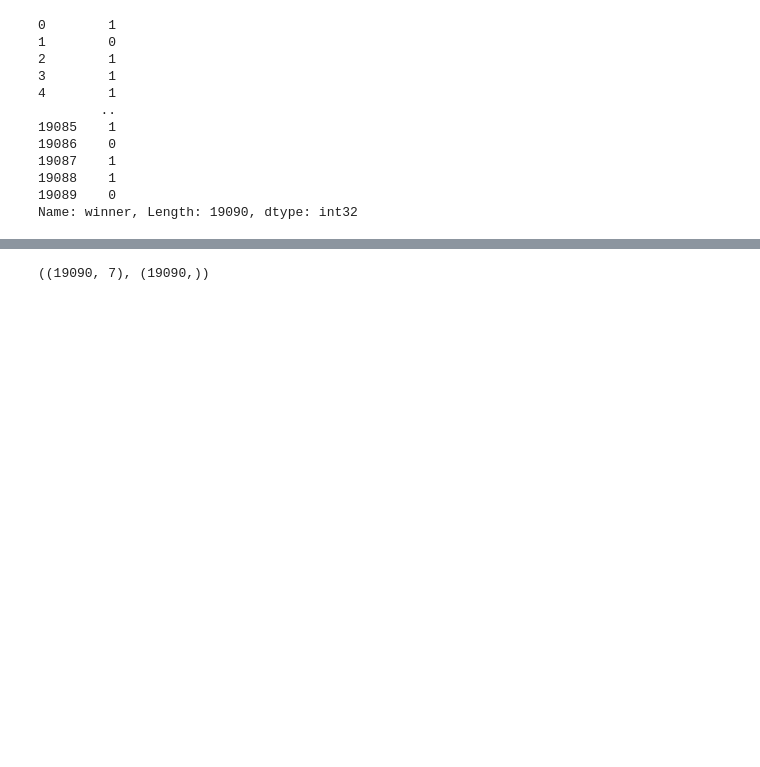
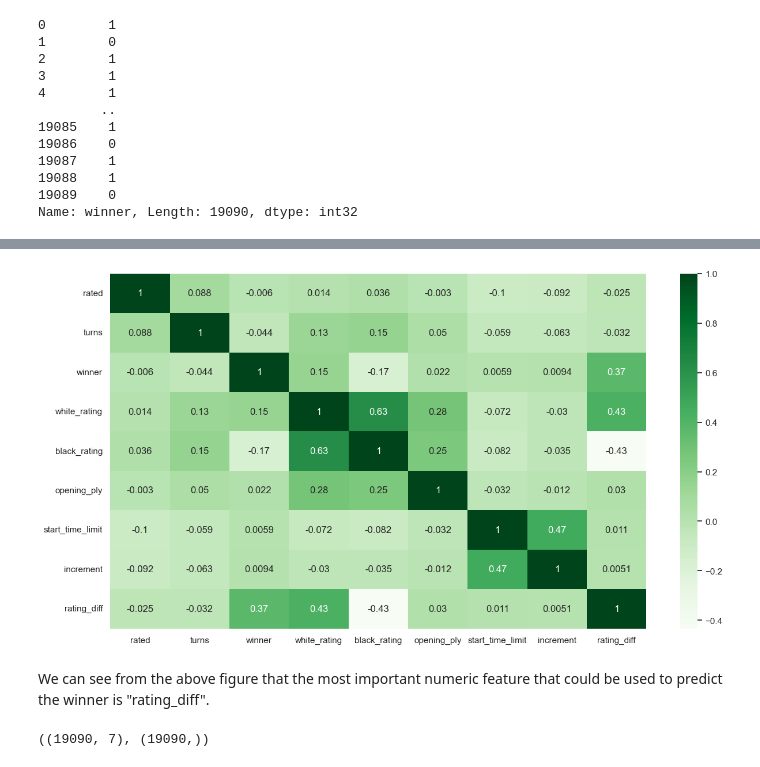
Before and after one commit to ParunNg/Chess-Winning-Rate-Prediction, a Jupyter notebook: chess_games.ipynb, the cells around one changed output, grey strips where cells are left out. Saved outputs shown, nothing was run; the diff lists cells and outputs as text; code cells hidden in the pictures; blank space fills up the shorter version.

```diff
--- a/chess_games.ipynb
+++ b/chess_games.ipynb
@@ -366,3 +353,12 @@ subset.corr(numeric_only=True)
+# %%
+# Show heatmap of correlation matrix
+plt.figure(figsize = (15,8))
+sns.heatmap(subset.corr(numeric_only=True), annot=True, cmap="Greens")
+plt.show()
+# %% [output]
+[figure, added]
+# %% [markdown]
+We can see from the above figure that the most important numeric feature that could be used to predict the winner is "rating_diff".
 # %%
 X = subset[['rated', 'white_rating', 'black_rating', 'start_time_limit', 'increment', 'white_first_move', 'black_first_move']]
 y = subset['winner']
```
Also changed, not shown: parts of 16 cells of this notebook, 6 other files.
